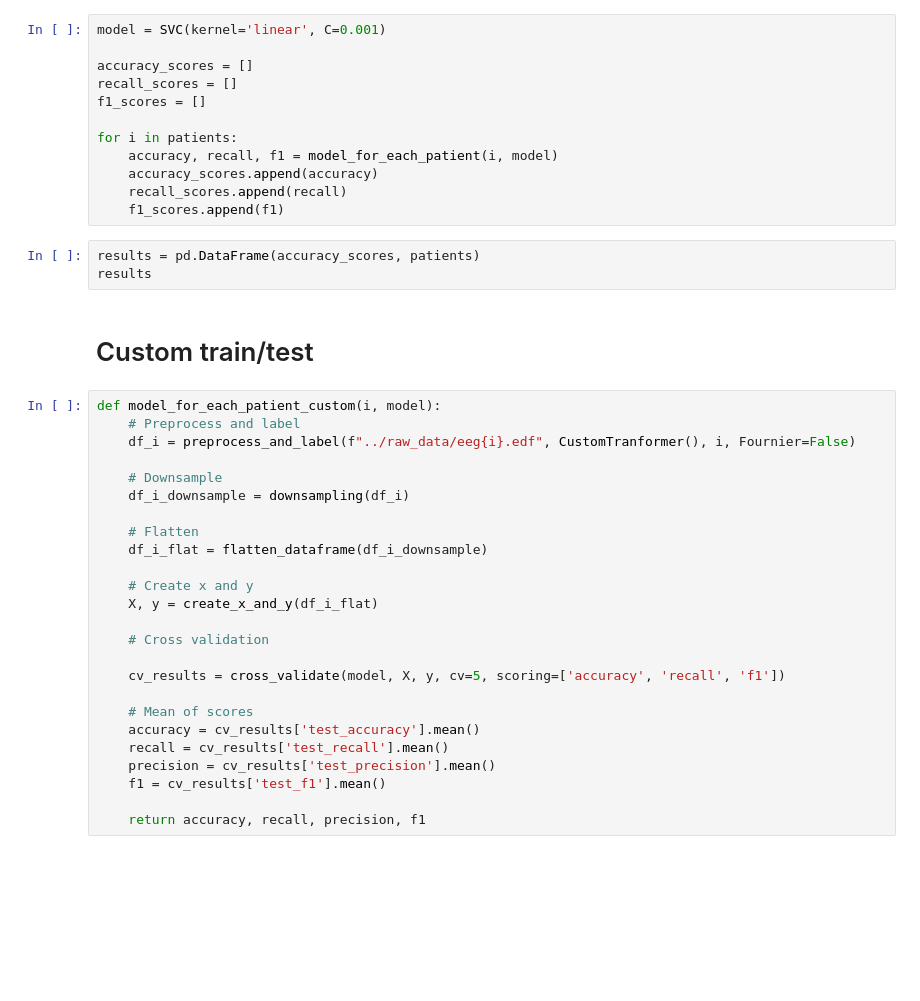
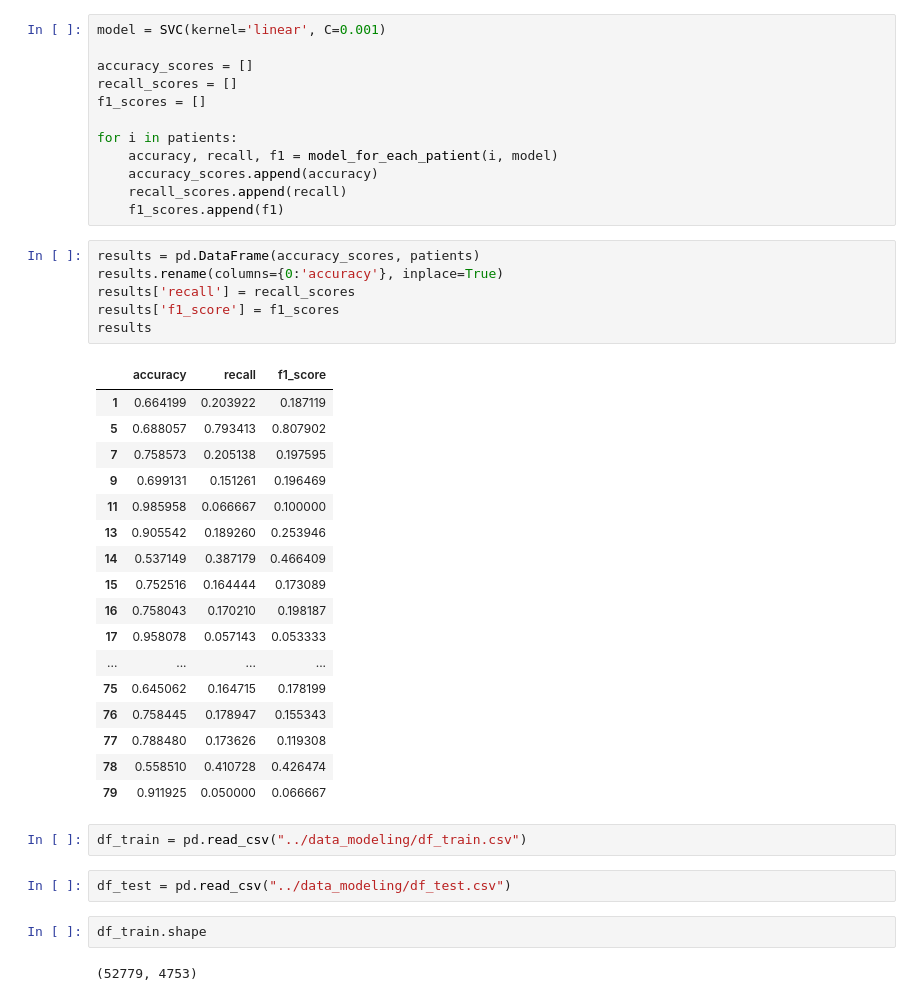
Before and after one commit to mariaaraujovitoria/SeizurePredict, a Jupyter notebook: notebooks/svc_for_unhealthy_patients.ipynb, the cells around one changed output. Drawn from its saved outputs; the diff is of its cells as text; blank space fills up the shorter version.

```diff
--- a/notebooks/svc_for_unhealthy_patients.ipynb
+++ b/notebooks/svc_for_unhealthy_patients.ipynb
@@ -293,31 +294,33 @@ for i in patients:
     f1_scores.append(f1)
 # %%
 results = pd.DataFrame(accuracy_scores, patients)
+results.rename(columns={0:'accuracy'}, inplace=True)
+results['recall'] = recall_scores
+results['f1_score'] = f1_scores
 results
+# %% [output]
+|  | accuracy | recall | f1_score |
+| 1 | 0.664199 | 0.203922 | 0.187119 |
+| 5 | 0.688057 | 0.793413 | 0.807902 |
+| 7 | 0.758573 | 0.205138 | 0.197595 |
+| 9 | 0.699131 | 0.151261 | 0.196469 |
+| 11 | 0.985958 | 0.066667 | 0.100000 |
+| 13 | 0.905542 | 0.189260 | 0.253946 |
+| 14 | 0.537149 | 0.387179 | 0.466409 |
+| 15 | 0.752516 | 0.164444 | 0.173089 |
+| 16 | 0.758043 | 0.170210 | 0.198187 |
+| 17 | 0.958078 | 0.057143 | 0.053333 |
+| ... | ... | ... | ... |
+| 75 | 0.645062 | 0.164715 | 0.178199 |
+| 76 | 0.758445 | 0.178947 | 0.155343 |
+| 77 | 0.788480 | 0.173626 | 0.119308 |
+| 78 | 0.558510 | 0.410728 | 0.426474 |
+| 79 | 0.911925 | 0.050000 | 0.066667 |
-# %% [markdown]
-# Custom train/test
-# %%
-def model_for_each_patient_custom(i, model):
-    # Preprocess and label
-    df_i = preprocess_and_label(f"../raw_data/eeg{i}.edf", CustomTranformer(), i, Fournier=False)
-
-    # Downsample
-    df_i_downsample = downsampling(df_i)
-
-    # Flatten
-    df_i_flat = flatten_dataframe(df_i_downsample)
-
-    # Create x and y
-    X, y = create_x_and_y(df_i_flat)
-
-    # Cross validation
-
-    cv_results = cross_validate(model, X, y, cv=5, scoring=['accuracy', 'recall', 'f1'])
-
-    # Mean of scores
-    accuracy = cv_results['test_accuracy'].mean()
-    recall = cv_results['test_recall'].mean()
-    precision = cv_results['test_precision'].mean()
-    f1 = cv_results['test_f1'].mean()
-
-    return accuracy, recall, precision, f1
+# %%
+df_train = pd.read_csv("../data_modeling/df_train.csv")
+# %%
+df_test = pd.read_csv("../data_modeling/df_test.csv")
+# %%
+df_train.shape
+# %% [output]
+(52779, 4753)
```
Also changed, not shown: parts of 15 cells of this notebook.
